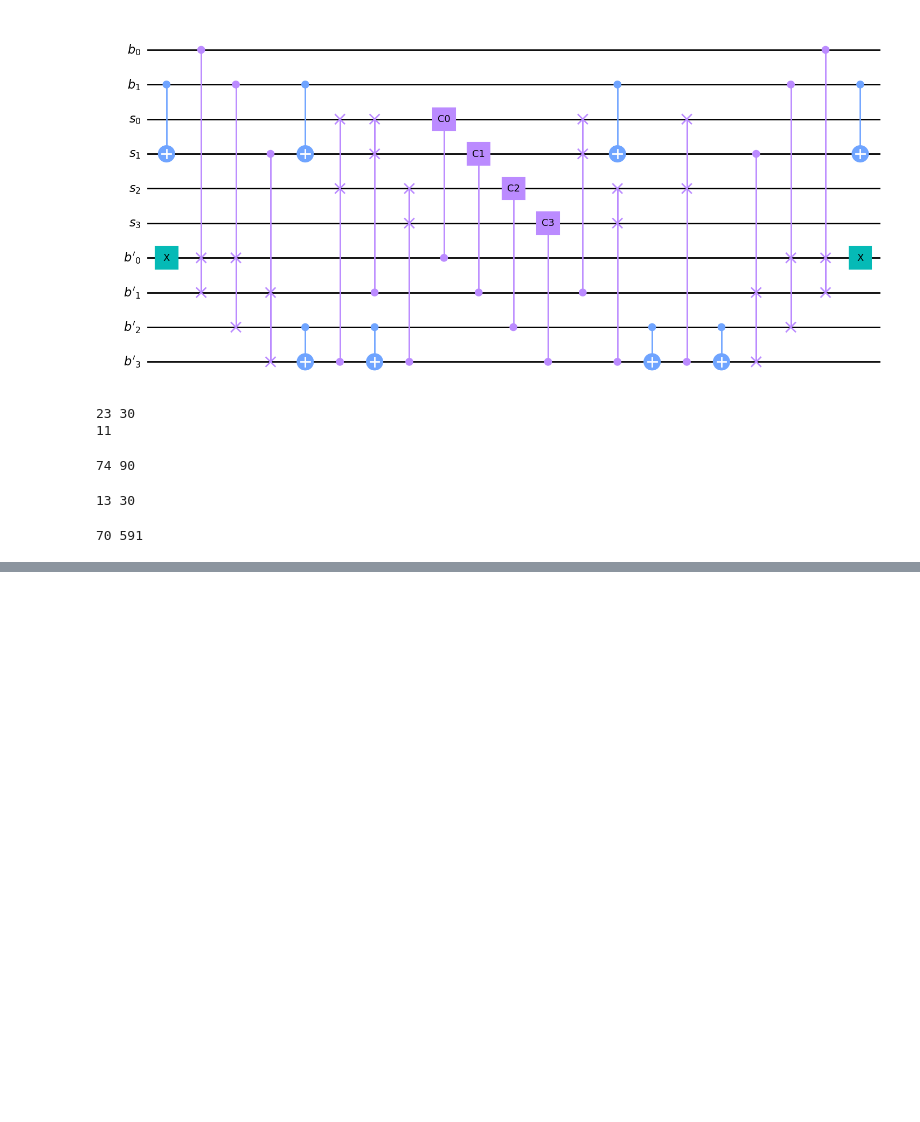
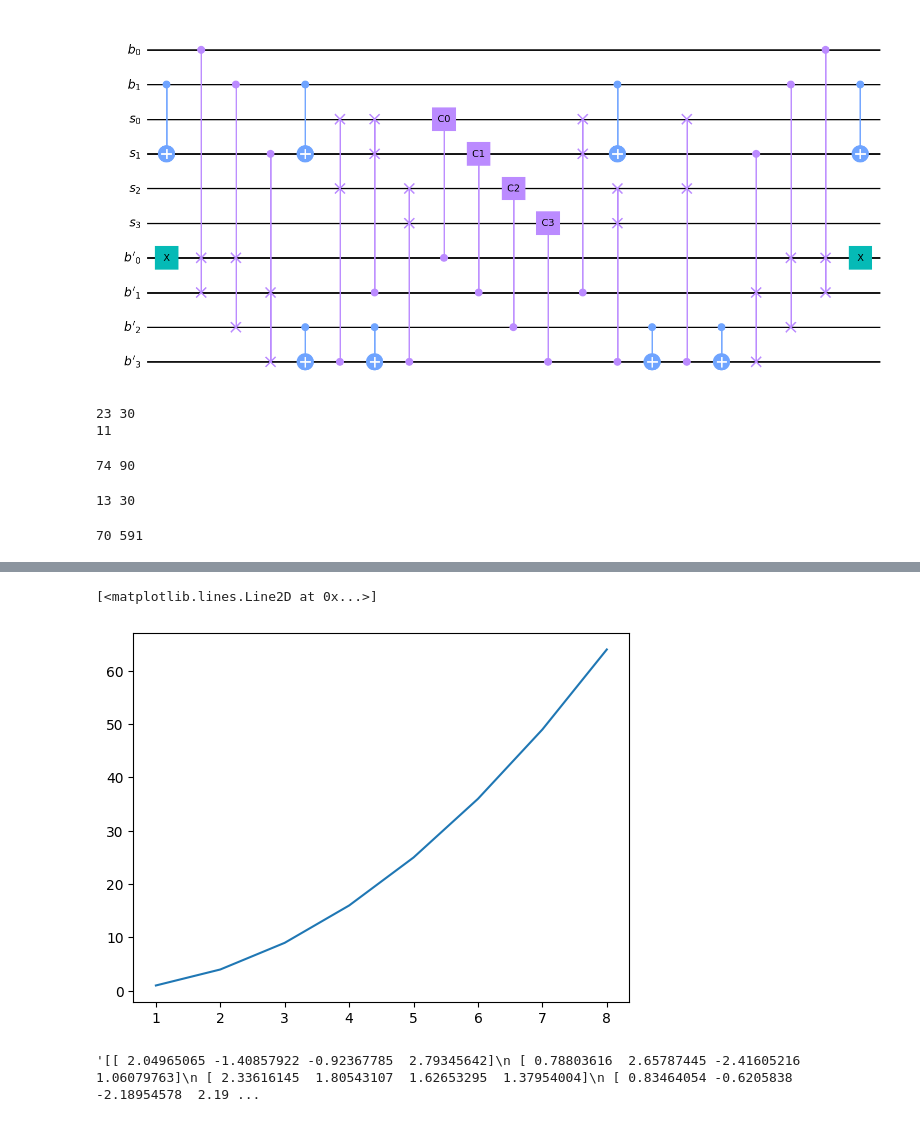
Before and after one commit to ugo-nzongani/Position-dependent-coin-operators, a Jupyter notebook: simulation.ipynb, the cells around one changed output, grey strips where cells are left out. Drawn from its saved outputs; the diff is of its cells as text; code cells hidden in the pictures; blank space fills up the shorter version.

```diff
--- a/simulation.ipynb
+++ b/simulation.ipynb
@@ -166,0 +241,5 @@ print(sum(dict(linear.count_ops()).values()), sum(dict(linear_compiled.count_ops
+# %%
+plt.plot([1,2,3,4,5,6,7,8], [i**2 for i in [1,2,3,4,5,6,7,8]])
+# %% [output]
+[<matplotlib.lines.Line2D at 0x...>]
+[figure, added]
@@ -166,0 +260,4 @@ print(sum(dict(linear.count_ops()).values()), sum(dict(linear_compiled.count_ops
+# %%
+str()
+# %% [output]
+'[[ 2.04965065 -1.40857922 -0.92367785  2.79345642]\n [ 0.78803616  2.65787445 -2.41605216  1.06079763]\n [ 2.33616145  1.80543107  1.62653295  1.37954004]\n [ 0.83464054 -0.6205838  -2.18954578  2.19 ...
```
Also changed, not shown: parts of 14 cells of this notebook.
